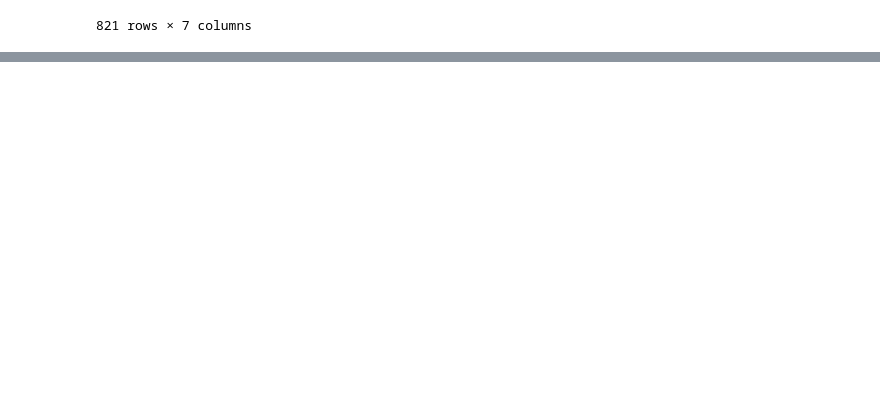
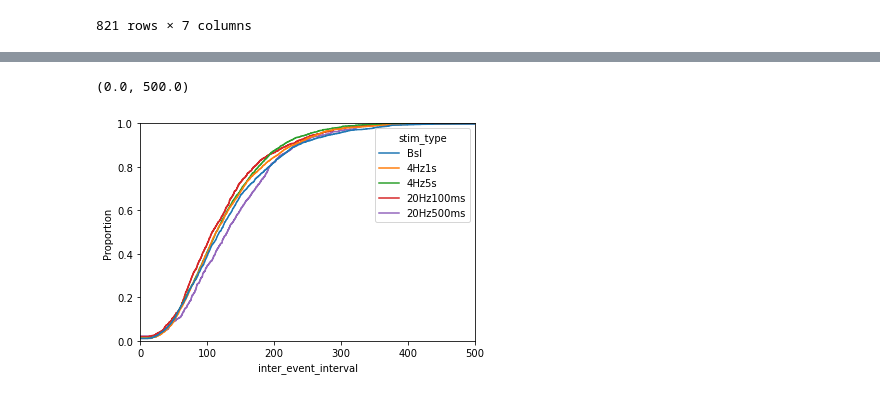
Before and after one commit to DennisDoll/DCLmeetsRETUNE, a Jupyter notebook: patch_clamp_analysis/Untitled.ipynb, the cells around one changed output, grey strips where cells are left out. Cells and saved outputs as stored; diff of their text form; code cells hidden in the pictures; blank space fills up the shorter version.

```diff
--- a/patch_clamp_analysis/Untitled.ipynb
+++ b/patch_clamp_analysis/Untitled.ipynb
@@ -64,0 +88,6 @@ plt.xlim(-30, 0)
+# %%
+sns.ecdfplot(data=df_combo, x='inter_event_interval', hue='stim_type')
+plt.xlim(0, 500)
+# %% [output]
+(0.0, 500.0)
+[figure, added]
```
Also changed, not shown: parts of 9 cells of this notebook, 8 other files.
